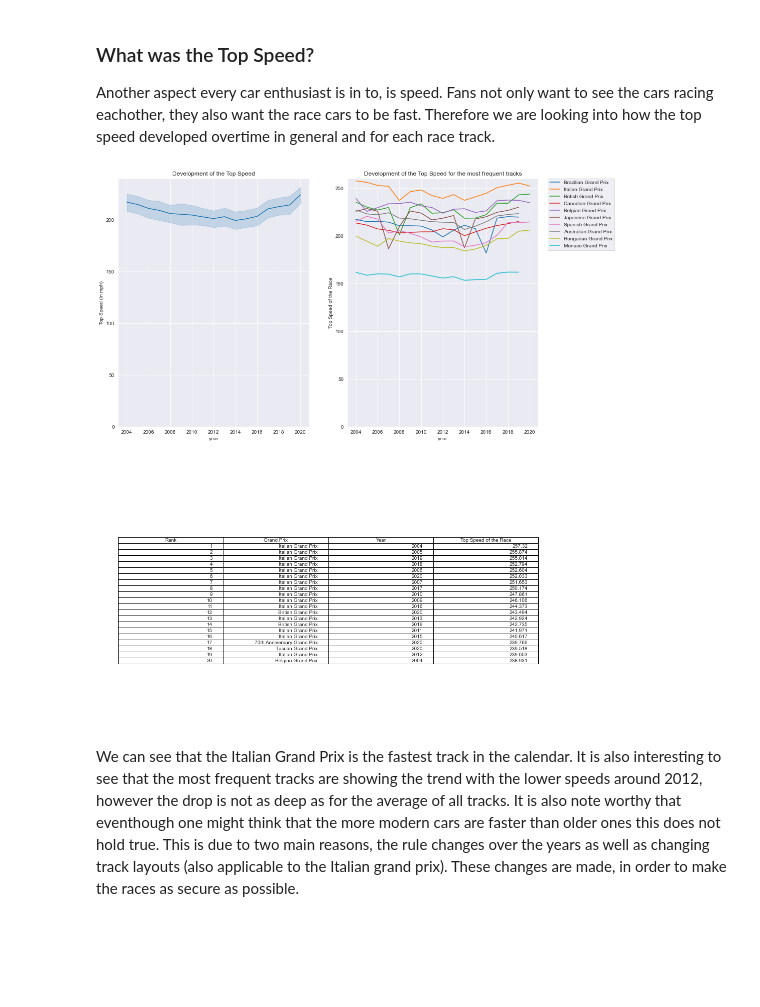
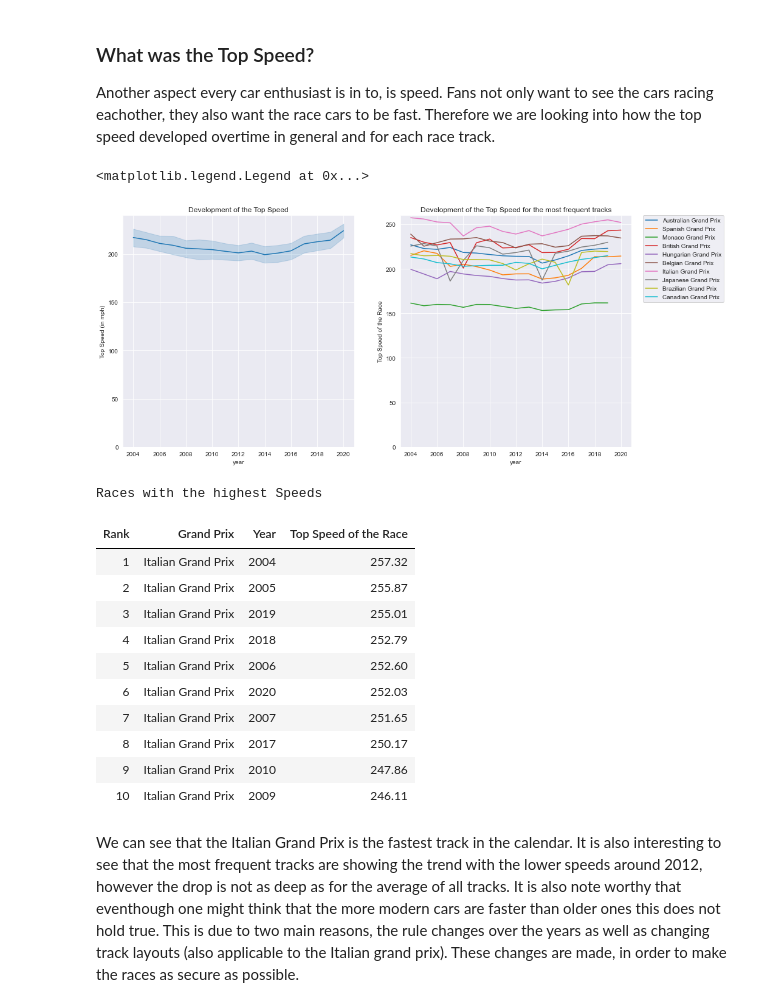
Before and after one commit to data301-2021-winter1/group16-project, a Jupyter notebook: notebooks/analysis2.ipynb, the cells around one changed output. Cells and saved outputs as stored; diff of their text form; code cells hidden in the pictures; blank space fills up the shorter version.

```diff
--- a/notebooks/analysis2.ipynb
+++ b/notebooks/analysis2.ipynb
@@ -449,7 +449,7 @@ sns.set_style('darkgrid')
 Formula 1 is about racing and every fan wants to see as much racing action as possible, when watching a race. Therefore we are using the count of overtakes in the race to quantify the amount of race action. As the Lap times are only recorded for races after 1996, we can only look into these data, as the laptimes are the only way to retrieve the number of overtakes.
 # %%
 f = plt.figure(figsize=(15, 20))
-gs = f.add_gridspec(3,2)
+gs = f.add_gridspec(2,2)
 
 ax = f.add_subplot(gs[0, 0])
 # histogram
@@ -462,23 +462,6 @@ df_overtakes_year = df_races[df_races.Overtakes>0][['year', 'Overtakes']].groupb
 fig2 = sns.lineplot(x=df_overtakes_year.year, y=df_overtakes_year.Overtakes,color='cornflowerblue')
 fig2.set(ylim=(0,260), xlim=(2000,2022), xticks=[2000,2005,2010,2015,2020], title='Average Number of Overtakes each year')
 
-plt.tight_layout()
-
-sns.set_style('white')
-ax = f.add_subplot(gs[2, 0:])
-ax.spines["top"].set_visible(False)
-ax.spines["right"].set_visible(False)
-ax.spines["left"].set_visible(False)
-ax.spines["bottom"].set_visible(False)
-ax.set_yticks([])
-ax.set_xticks([])
-# list the top ten races
-df_overtakes_top_ten = df_races[['Circuit Name', 'year', 'Overtakes']].sort_values(by='Overtakes', ascending=False)[:10]
-df_overtakes_top_ten['Rank'] = list(range(1,11))
-df_overtakes_top_ten = df_overtakes_top_ten[['Rank','Circuit Name', 'year', 'Overtakes']]
-plt.table(cellText=df_overtakes_top_ten.values, colLabels=df_overtakes_top_ten.columns, loc='center')
-sns.set_style('darkgrid')
-
 ax = f.add_subplot(gs[1, 0:])
 # plot average overtakes for each race tracks top 20
 df_overtakes_track = df_races[df_races.Overtakes>0][['Circuit Name', 'Overtakes']].groupby(['Circuit Name']).mean().reset_index().sort_values(by=['Overtakes'], ascending=False)
@@ -530,36 +533,41 @@ From the plots above we can see especially for the difference between first and
 ### What was the Top Speed?
 Another aspect every car enthusiast is in to, is speed. Fans not only want to see the cars racing eachother, they also want the race cars to be fast. Therefore we are looking into how the top speed developed overtime in general and for each race track.
 # %%
-f = plt.figure(figsize=(15, 20))
-gs = f.add_gridspec(2,2)
+f = plt.figure(figsize=(15, 7))
+gs = f.add_gridspec(1,2)
 
 ax = f.add_subplot(gs[0, 0])
 df_speed = df_races[['year', 'name', 'Top Speed of the Race']]
 fig1 = sns.lineplot(x="year", y="Top Speed of the Race", data=df_speed)
 fig1.set(ylim=(0,240), title='Development of the Top Speed', ylabel='Top Speed (in mph)')
 
 ax = f.add_subplot(gs[0,1])
 top_ten = df_speed.groupby(['name']).count().sort_values(by='year', ascending=False).reset_index()['name'].to_list()[:10]
 fig1 = sns.lineplot(x="year", y="Top Speed of the Race", hue='name', data=df_speed[df_speed['name'].isin(top_ten)])
 fig1.set(ylim=(0,260),title='Development of the Top Speed for the most frequent tracks')
 plt.legend(bbox_to_anchor=(1.05, 1), loc=2, borderaxespad=0.)
-
-sns.set_style('white')
-ax = f.add_subplot(gs[1, 0:])
-ax.spines["top"].set_visible(False)
-ax.spines["right"].set_visible(False)
-ax.spines["left"].set_visible(False)
-ax.spines["bottom"].set_visible(False)
-ax.set_yticks([])
-ax.set_xticks([])
-# list the top ten highspeeds
-df_speed_top_ten = df_speed.sort_values(by='Top Speed of the Race', ascending=False)[:20]
-df_speed_top_ten['Rank'] = list(range(1,21))
-df_speed_top_ten = df_speed_top_ten[['Rank','name', 'year', 'Top Speed of the Race']].rename(columns={'name':'Grand Prix', 'year':'Year'})
-plt.table(cellText=df_speed_top_ten.values, colLabels=df_speed_top_ten.columns, loc='center')
-sns.set_style('darkgrid')
 # %% [output]
+<matplotlib.legend.Legend at 0x...>
-[figure, old version]
+[figure, new version]
+# %%
+df_speed_top_ten = df_speed.sort_values(by='Top Speed of the Race', ascending=False)[:10]
+df_speed_top_ten['Rank'] = list(range(1,11))
+df_speed_top_ten = df_speed_top_ten[['Rank','name', 'year', 'Top Speed of the Race']].rename(columns={'name':'Grand Prix', 'year':'Year'})
+print('Races with the highest Speeds')
+df_speed_top_ten.style.hide_index().format({'Top Speed of the Race': "{:.2f}"})
+# %% [output]
+Races with the highest Speeds
+| Rank | Grand Prix | Year | Top Speed of the Race |
+| 1 | Italian Grand Prix | 2004 | 257.32 |
+| 2 | Italian Grand Prix | 2005 | 255.87 |
+| 3 | Italian Grand Prix | 2019 | 255.01 |
+| 4 | Italian Grand Prix | 2018 | 252.79 |
+| 5 | Italian Grand Prix | 2006 | 252.60 |
+| 6 | Italian Grand Prix | 2020 | 252.03 |
+| 7 | Italian Grand Prix | 2007 | 251.65 |
+| 8 | Italian Grand Prix | 2017 | 250.17 |
+| 9 | Italian Grand Prix | 2010 | 247.86 |
+| 10 | Italian Grand Prix | 2009 | 246.11 |
 # %% [markdown]
 We can see that the Italian Grand Prix is the fastest track in the calendar. It is also interesting to see that the most frequent tracks are showing the trend with the lower speeds around 2012, however the drop is not as deep as for the average of all tracks. It is also note worthy that eventhough one might think that the more modern cars are faster than older ones this does not hold true. This is due to two main reasons, the rule changes over the years as well as changing track layouts (also applicable to the Italian grand prix). These changes are made, in order to make the races as secure as possible.
 # %% [markdown]
```
Also changed, not shown: parts of 15 cells of this notebook.
